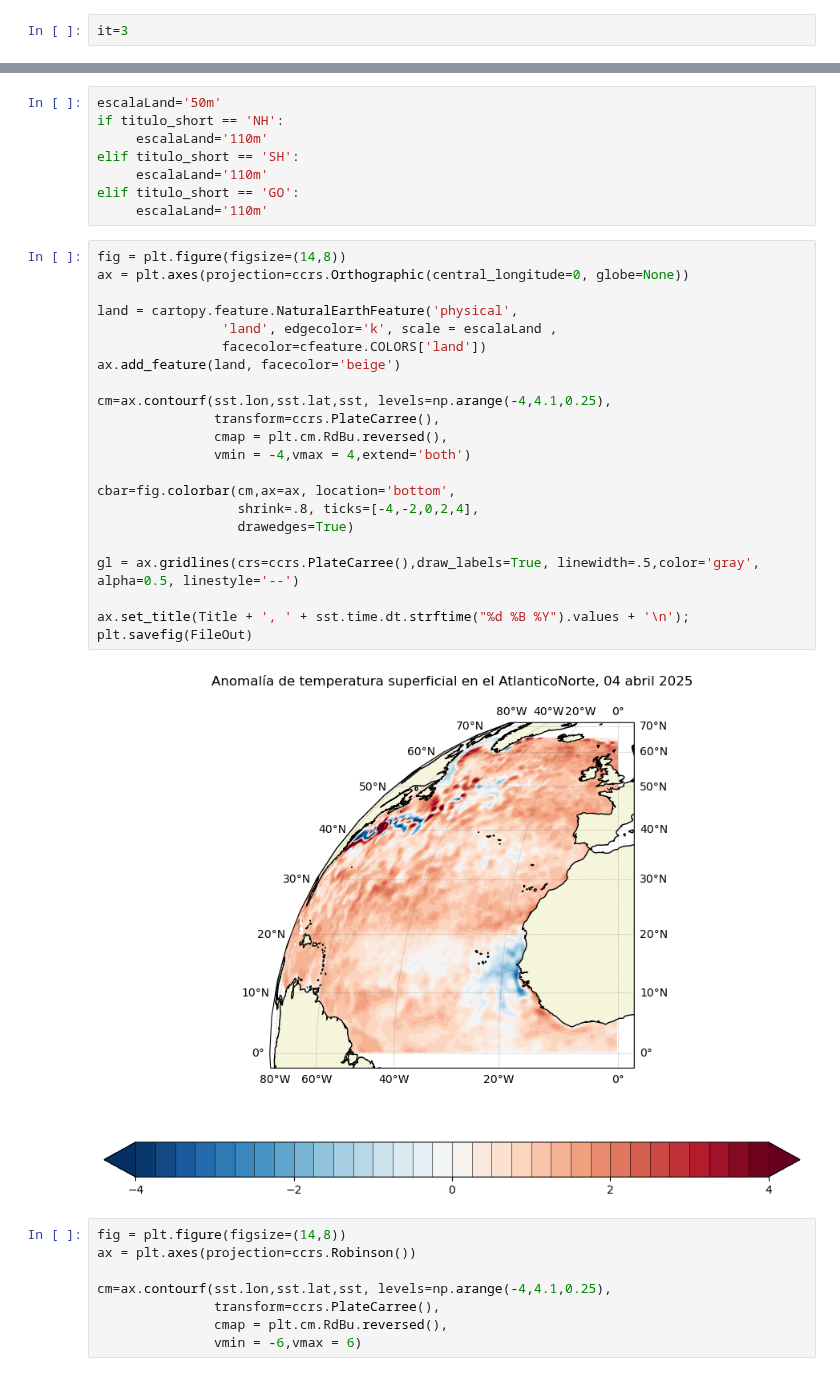
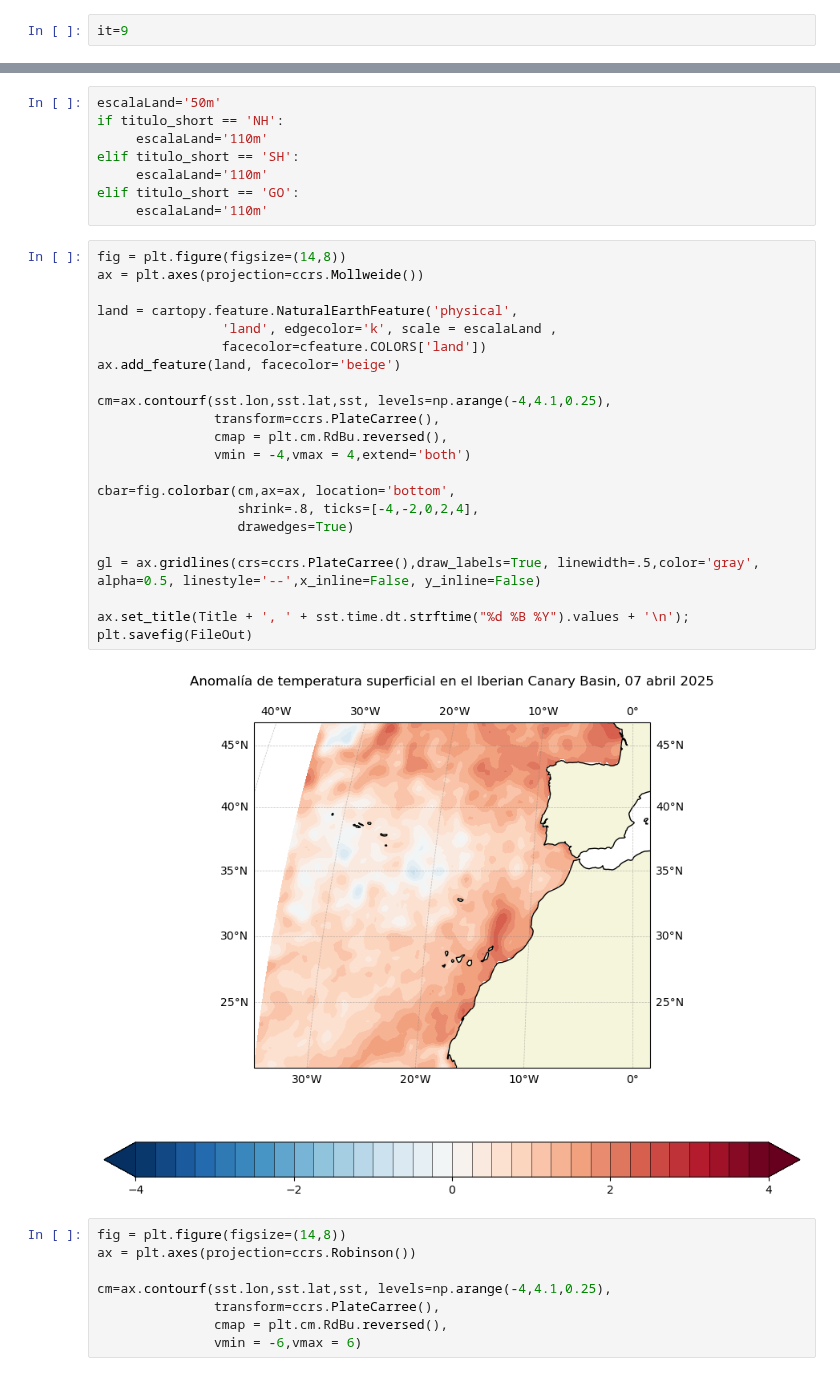
Before and after one commit to PedroVelez/SSTGlobalAnalysis, a Jupyter notebook: plotsMapAnomalies.ipynb, the cells around one changed output, grey strips where cells are left out. Cells and saved outputs as stored; diff of their text form.

```diff
--- a/plotsMapAnomalies.ipynb
+++ b/plotsMapAnomalies.ipynb
@@ -41,7 +41,7 @@ elif os.uname().nodename.lower().find('rossby') != -1:
 Titulos = ['Oceano Global','Hemisferio norte','Hemisferio sur','AtlanticoNorte', 'Demarcación marina levantino-balear', 'Demarcación marina noratlántica','Demarcación marina canaria','Demarcación sudatlántica','Demarcación Estrecho y Alborán','Iberian Canary Basin']
 Titulos_short = ['GO','NH','SH','NAtl','LEB', 'NOR','CAN','SUD','ESA','IBICan']
 # %%
-it=3
+it=9
 # %%
 titulo = Titulos[it]
 titulo_short = Titulos_short[it]
@@ -67,28 +67,28 @@ elif titulo_short == 'GO':
      escalaLand='110m'
 # %%
 fig = plt.figure(figsize=(14,8))
-ax = plt.axes(projection=ccrs.Orthographic(central_longitude=0, globe=None))
+ax = plt.axes(projection=ccrs.Mollweide())
 
 land = cartopy.feature.NaturalEarthFeature('physical',
                 'land', edgecolor='k', scale = escalaLand ,
                 facecolor=cfeature.COLORS['land'])
 ax.add_feature(land, facecolor='beige')
 
 cm=ax.contourf(sst.lon,sst.lat,sst, levels=np.arange(-4,4.1,0.25),
                transform=ccrs.PlateCarree(),
                cmap = plt.cm.RdBu.reversed(),
                vmin = -4,vmax = 4,extend='both')
 
 cbar=fig.colorbar(cm,ax=ax, location='bottom',
                   shrink=.8, ticks=[-4,-2,0,2,4],
                   drawedges=True)
 
-gl = ax.gridlines(crs=ccrs.PlateCarree(),draw_labels=True, linewidth=.5,color='gray', alpha=0.5, linestyle='--')
+gl = ax.gridlines(crs=ccrs.PlateCarree(),draw_labels=True, linewidth=.5,color='gray', alpha=0.5, linestyle='--',x_inline=False, y_inline=False)
 
 ax.set_title(Title + ', ' + sst.time.dt.strftime("%d %B %Y").values + '\n');
 plt.savefig(FileOut)
 # %% [output]
-[figure, old version]
+[figure, new version]
 # %%
 fig = plt.figure(figsize=(14,8))
 ax = plt.axes(projection=ccrs.Robinson())
```
Also changed, not shown: parts of 1 cell of this notebook, 5 other files.
